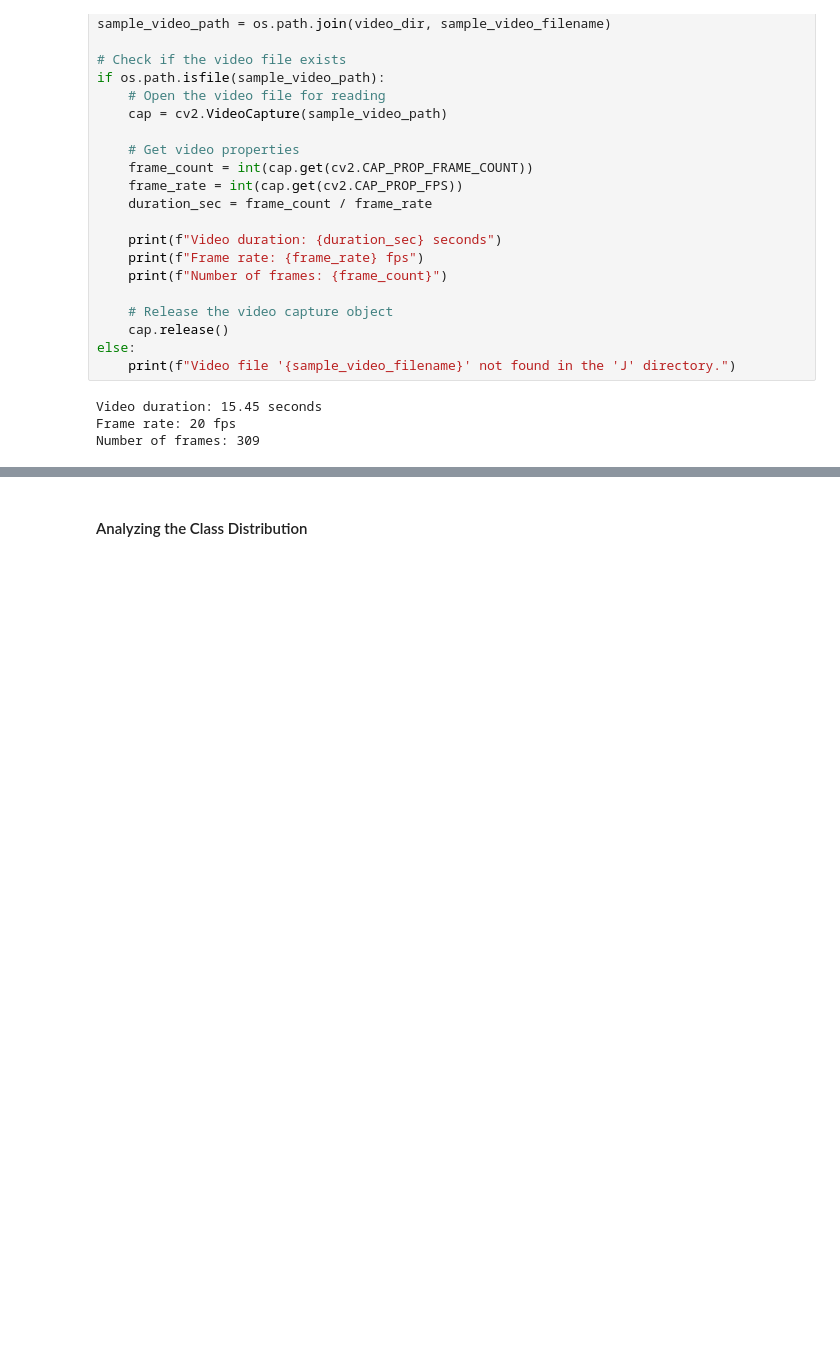
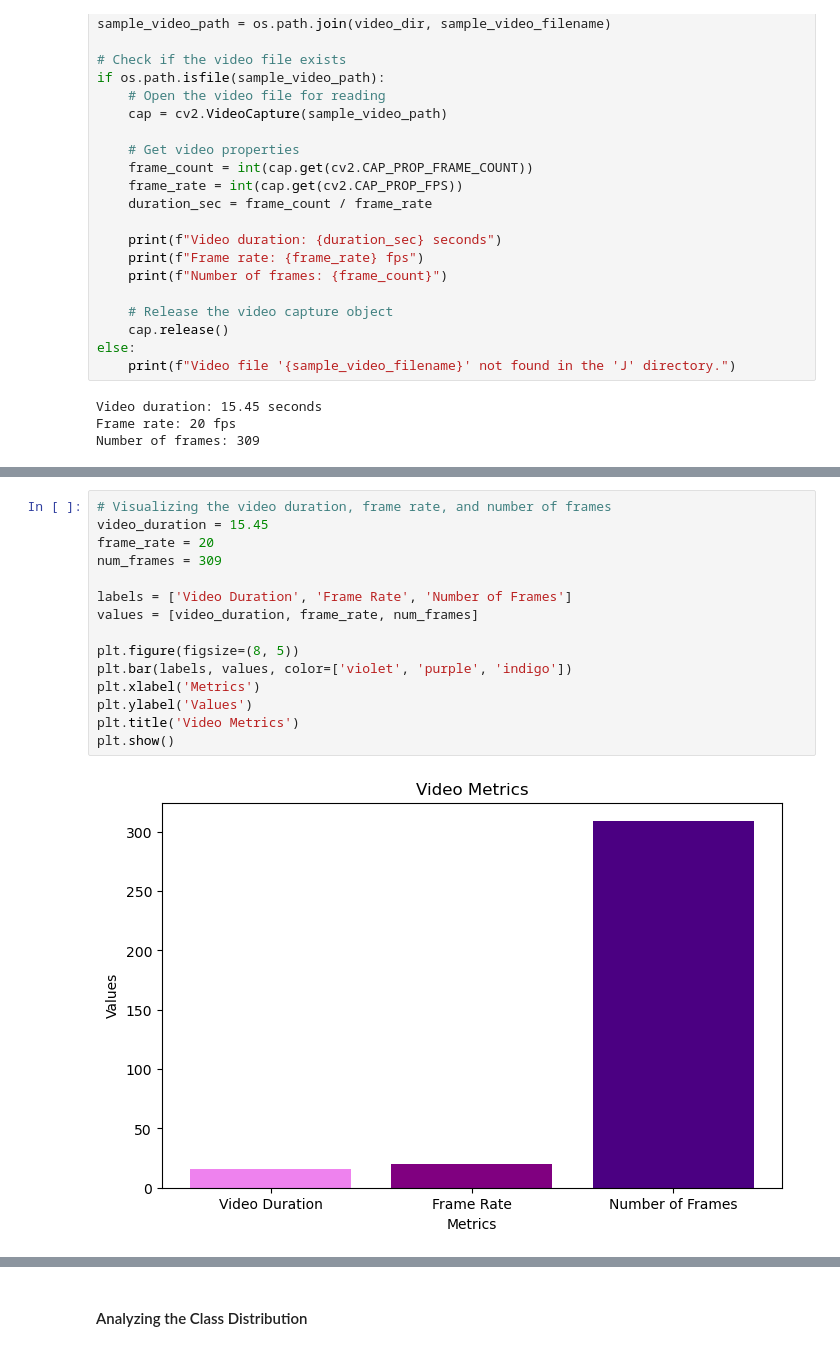
Before and after one commit to martin-ngugi/KSL, a Jupyter notebook: student.ipynb, the cells around one changed output, grey strips where cells are left out. Saved outputs shown, nothing was run; the diff lists cells and outputs as text; blank space fills up the shorter version.

```diff
--- a/student.ipynb
+++ b/student.ipynb
@@ -336,0 +385,17 @@ Number of frames: 309
+# %%
+# Visualizing the video duration, frame rate, and number of frames
+video_duration = 15.45
+frame_rate = 20
+num_frames = 309
+
+labels = ['Video Duration', 'Frame Rate', 'Number of Frames']
+values = [video_duration, frame_rate, num_frames]
+
+plt.figure(figsize=(8, 5))
+plt.bar(labels, values, color=['violet', 'purple', 'indigo'])
+plt.xlabel('Metrics')
+plt.ylabel('Values')
+plt.title('Video Metrics')
+plt.show()
+# %% [output]
+[figure, added]
```
Also changed, not shown: parts of 14 cells of this notebook.
